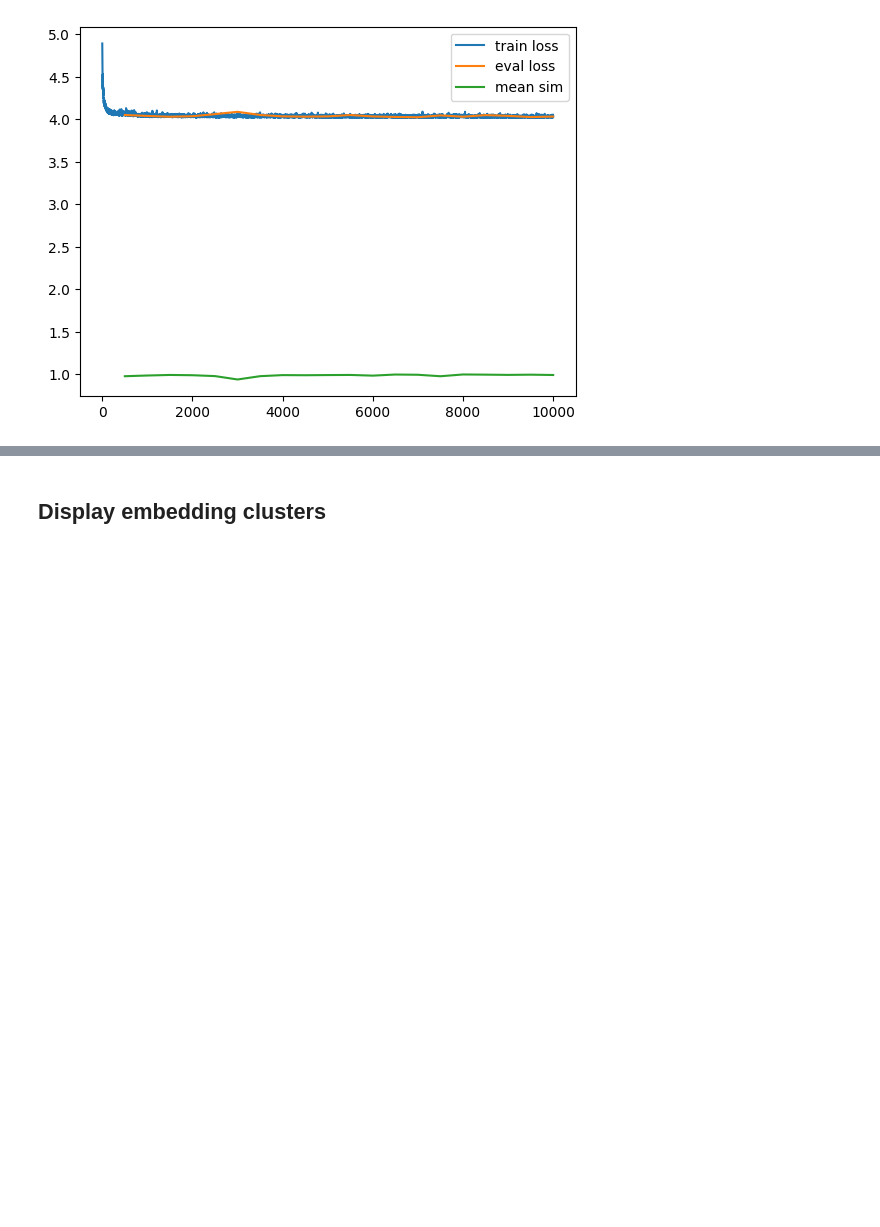
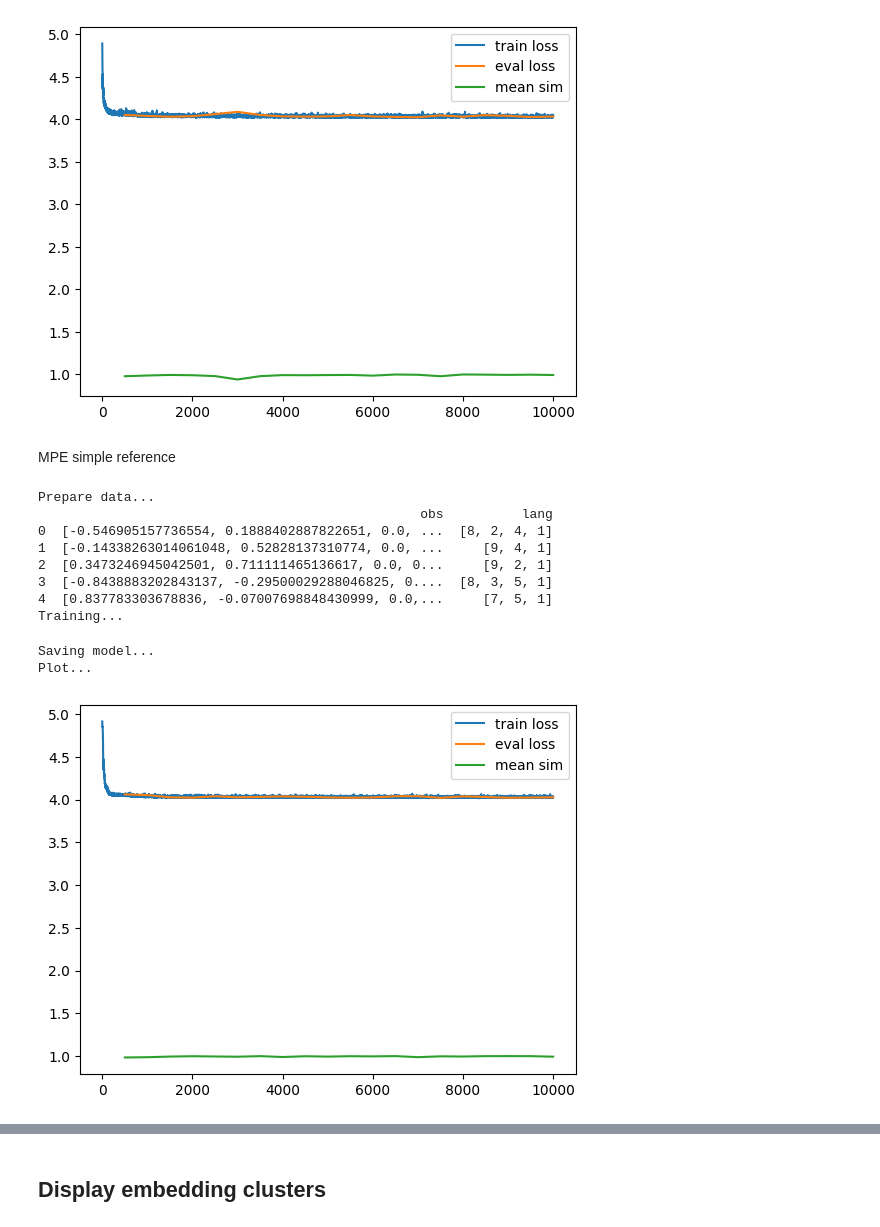
Before and after one commit to Maxtoq/MADRL-PhD-Thesis-Code, a Jupyter notebook: algorithms/LGMARL_new/Pretrain LM descriptor.ipynb, the cells around one changed output, grey strips where cells are left out. Saved outputs shown, nothing was run; the diff lists cells and outputs as text; code cells hidden in the pictures; blank space fills up the shorter version.

```diff
--- a/algorithms/LGMARL_new/Pretrain LM descriptor.ipynb
+++ b/algorithms/LGMARL_new/Pretrain LM descriptor.ipynb
@@ -100,8 +100,9 @@ def load_n_prep_data(path, ll):
 
     # Drop majority of rows with empty message
     empty_ids = df.index[df["lang"] == ''].tolist()
-    drop_ids = random.sample(empty_ids, len(empty_ids) - 10000)
-    df = df.drop(drop_ids)
+    if len(empty_ids) > len(df) * 0.1:
+        drop_ids = random.sample(empty_ids, len(empty_ids) - len(df) * 0.1)
+        df = df.drop(drop_ids)
 
     # Prepare data
     df["lang"] = df["lang"].apply(lambda x: x.split(" "))
@@ -445,3 +446,53 @@ Training...
 Saving model...
 Plot...
 [figure]
+# %% [markdown]
+MPE simple reference
+# %%
+from src.algo.policy_diff.langground import LanguageGrounder
+
+import torch
+import numpy as np
+
+obs_dim = 27
+context_dim = 4
+hidden_dim = 64
+embed_dim = 4
+n_layer = 2
+lr = 0.007
+vocab = ["North", "South", "East", "West", "Center", "Red", "Green", "Blue"]
+max_mess_len = 3
+
+ll = LanguageGrounder(obs_dim, context_dim, hidden_dim, embed_dim, n_layer, lr, vocab, max_mess_len)
+
+# Load and prepare data
+print("Prepare data...")
+df = load_n_prep_data("../../results/data/lamarl_data/MPESimpRef.csv", ll)
+print(df.head())
+
+n_ep = 10000
+eval_every = 500
+batch_size=128
+
+# Training
+print("Training...")
+train_losses, eval_losses, eval_sims = train_lang_encoder(
+    df, ll, n_ep, batch_size, eval_every=eval_every, device="cpu")
+
+print("Saving model...")
+torch.save(ll.get_save_dict(), "../../results/data/lamarl_data/MPESimpRef_langground.pt")
+
+print("Plot...")
+plot_curves(train_losses, eval_losses, eval_sims, eval_every)
+# %% [output]
+Prepare data...
+                                                 obs          lang
+0  [-0.546905157736554, 0.1888402887822651, 0.0, ...  [8, 2, 4, 1]
+1  [-0.14338263014061048, 0.52828137310774, 0.0, ...     [9, 4, 1]
+2  [0.3473246945042501, 0.711111465136617, 0.0, 0...     [9, 2, 1]
+3  [-0.8438883202843137, -0.29500029288046825, 0....  [8, 3, 5, 1]
+4  [0.837783303678836, -0.07007698848430999, 0.0,...     [7, 5, 1]
+Training...
+Saving model...
+Plot...
+[figure, added]
```
Also changed, not shown: parts of 1 cell of this notebook, 6 other files.
